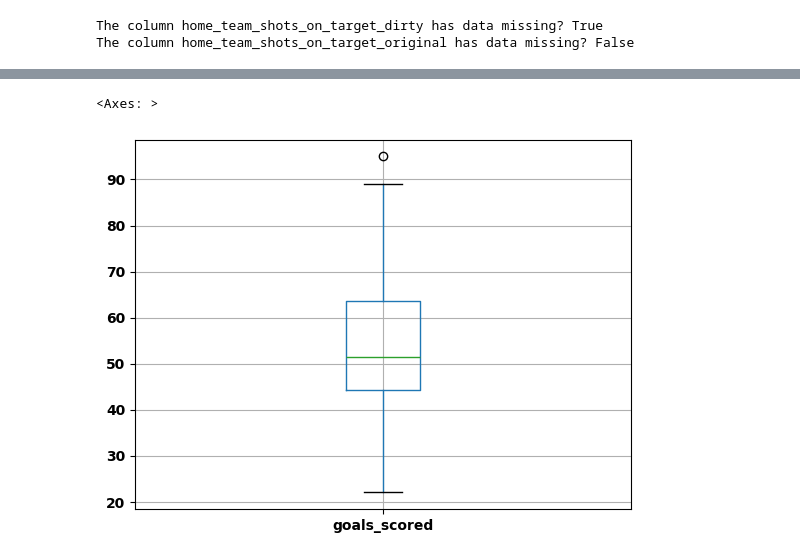
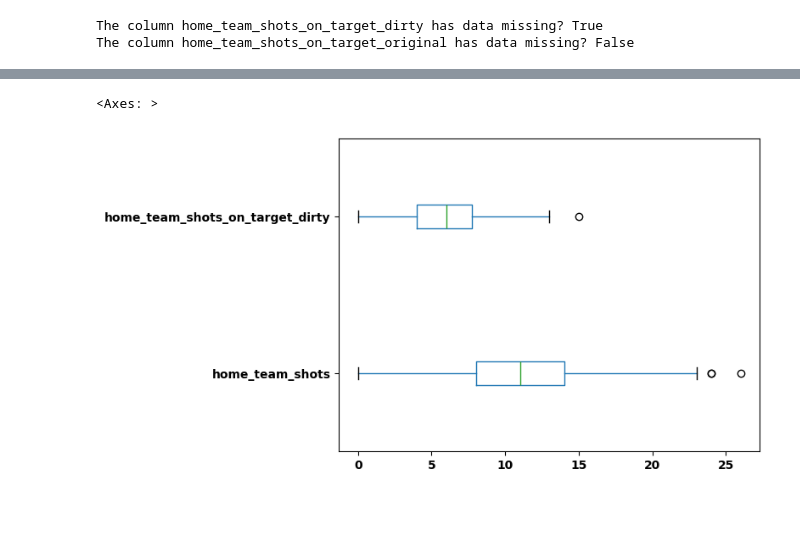
Before and after one commit to gabrielaragao01/Data-Science-Project, a Jupyter notebook: code/descriptive_statistics/vizualization.ipynb, the cells around one changed output, grey strips where cells are left out. Cells and saved outputs as stored; diff of their text form; code cells hidden in the pictures; blank space fills up the shorter version.

```diff
--- a/code/descriptive_statistics/vizualization.ipynb
+++ b/code/descriptive_statistics/vizualization.ipynb
@@ -171,5 +203,5 @@ teams_stats.describe()
-# %%
-teams_stats.boxplot(column='goals_scored')
-# %% [output]
-<Axes: >
-[figure, removed]
+# %%
+matches_info_df.boxplot(column=['home_team_shots', 'home_team_shots_on_target_dirty'], grid=False, vert=False)
+# %% [output]
+<Axes: >
+[figure, added]
```
Also changed, not shown: parts of 28 cells of this notebook, 3 other files.
